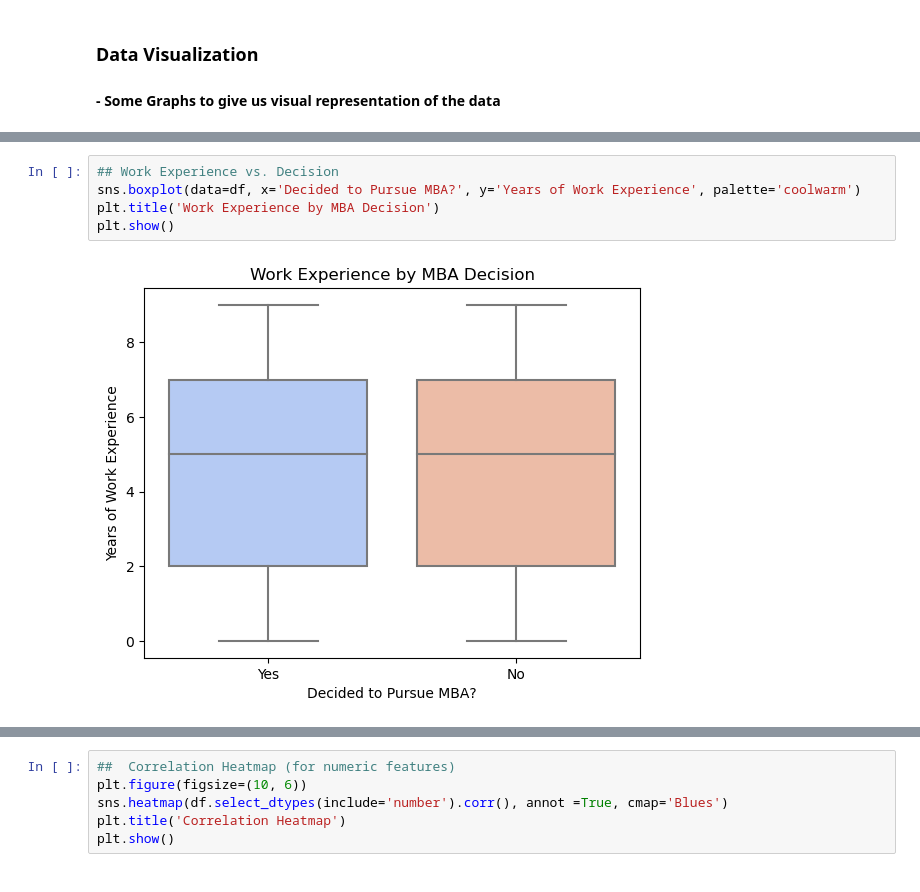
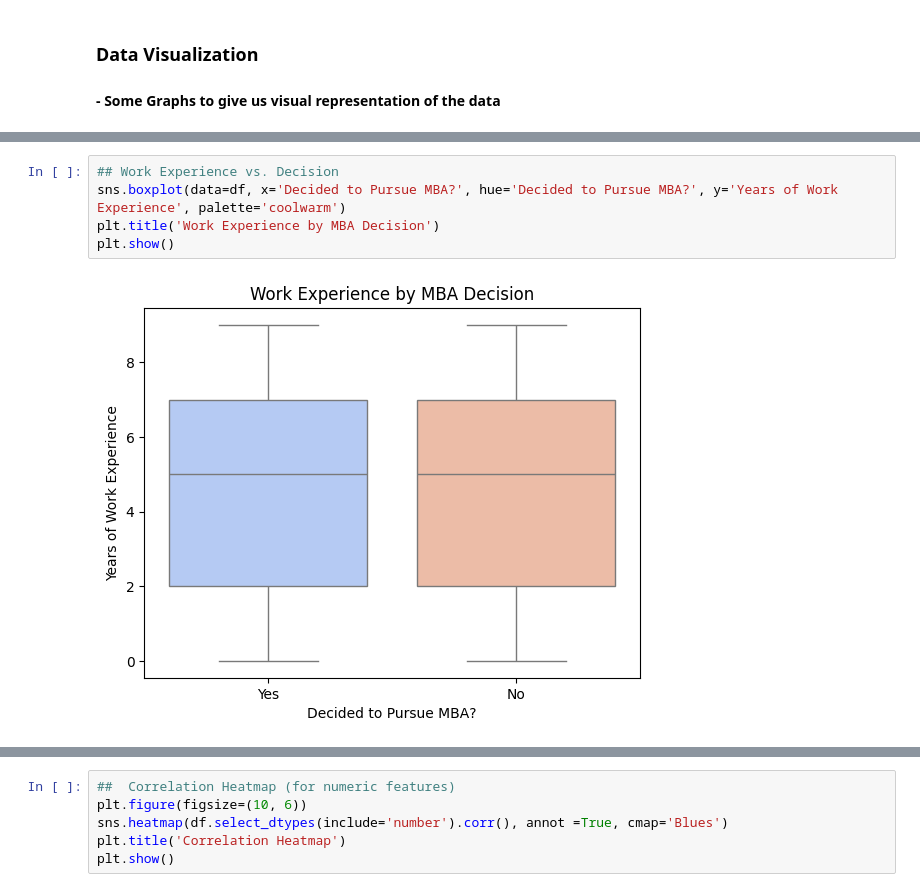
Before and after one commit to Fabian-lewis/MBA-Model, a Jupyter notebook: MBA DECISION ASSIGMENT WEEK 2.ipynb, the cells around one changed output, grey strips where cells are left out. Saved outputs shown, nothing was run; the diff lists cells and outputs as text.

```diff
--- a/MBA DECISION ASSIGMENT WEEK 2.ipynb
+++ b/MBA DECISION ASSIGMENT WEEK 2.ipynb
@@ -118,9 +118,9 @@ plt.show()
 # %%
 ## Work Experience vs. Decision
-sns.boxplot(data=df, x='Decided to Pursue MBA?', y='Years of Work Experience', palette='coolwarm')
+sns.boxplot(data=df, x='Decided to Pursue MBA?', hue='Decided to Pursue MBA?', y='Years of Work Experience', palette='coolwarm')
 plt.title('Work Experience by MBA Decision')
 plt.show()
 # %% [output]
-[figure, old version]
+[figure, new version]
 # %%
 ## Age vs. Decision
```
Also changed, not shown: parts of 15 cells of this notebook.
